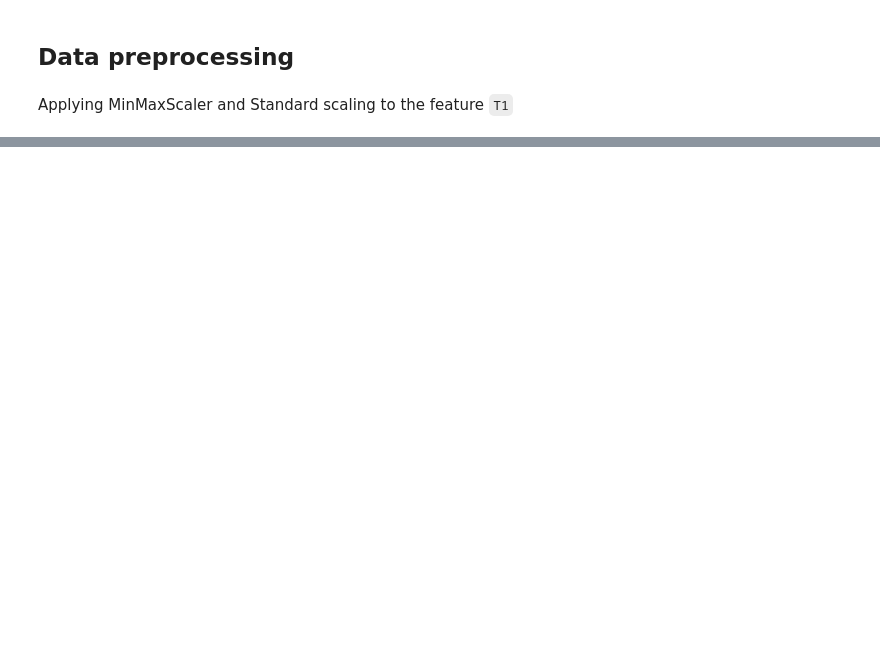
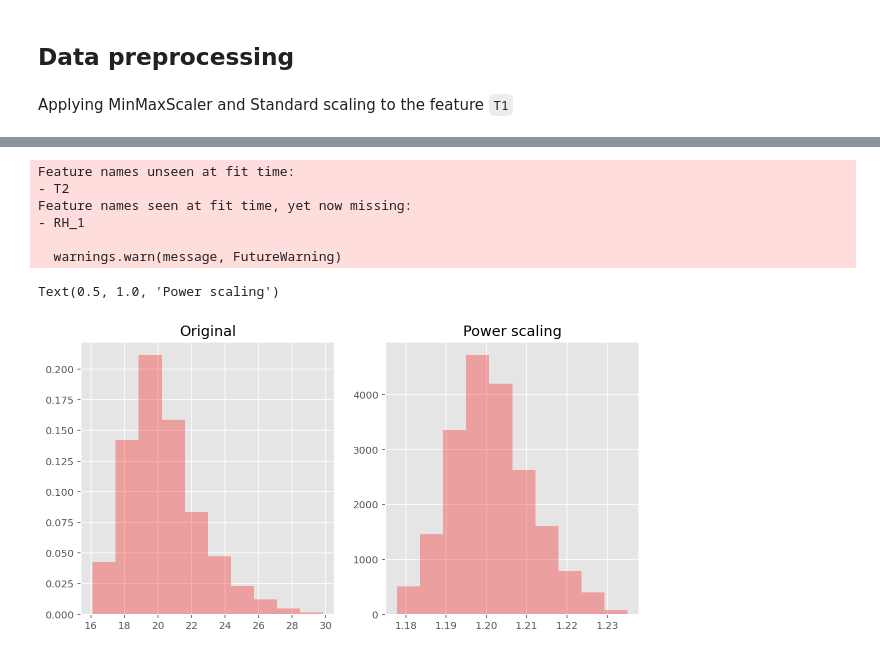
Before and after one commit to Lakindud2002/ML-Assignment2, a Jupyter notebook: Untitled.ipynb, the cells around one changed output, grey strips where cells are left out. Cells and saved outputs as stored; diff of their text form; code cells hidden in the pictures; blank space fills up the shorter version.

```diff
--- a/Untitled.ipynb
+++ b/Untitled.ipynb
@@ -310,3 +297,0 @@ plt.show()
-# %%
-uci_data = removeOutliers(uci_data, uci_data.columns)
-uci_data.shape
@@ -354,14 +342,23 @@ dataTestFrame['T1'] = MinMaxScaler_T1.transform(dataTestFrame[['T1']])
 # %%
 from sklearn.preprocessing import PowerTransformer
 
-PowerTransformer_CRIM = PowerTransformer(method='yeo-johnson', standardize=False).fit(bostonHouseTrainFrame[['CRIM']])
-RM_power = PowerTransformer_CRIM.transform(bostonHouseTrainFrame[['DIS']])
+PowerTransformer_RH1 = PowerTransformer(method='yeo-johnson', standardize=False).fit(uci_data[['RH_1']])
+RM_power = PowerTransformer_RH1.transform(uci_data[['T2']])
 
 plt.figure(figsize=(10,5))
 plt.subplot(1,2,1)
-plt.hist(bostonHouseTrainFrame['DIS'], alpha=0.3, color='r', density=True)
+plt.hist(uci_data['T2'], alpha=0.3, color='r', density=True)
 plt.title("Original")
 
 plt.subplot(1,2,2)
 plt.hist(RM_power, alpha=0.3, color='r')
 plt.title("Power scaling")
+# %% [output]
+Feature names unseen at fit time:
+- T2
+Feature names seen at fit time, yet now missing:
+- RH_1
+
+  warnings.warn(message, FutureWarning)
+Text(0.5, 1.0, 'Power scaling')
+[figure, added]
```
Also changed, not shown: parts of 9 cells of this notebook.
